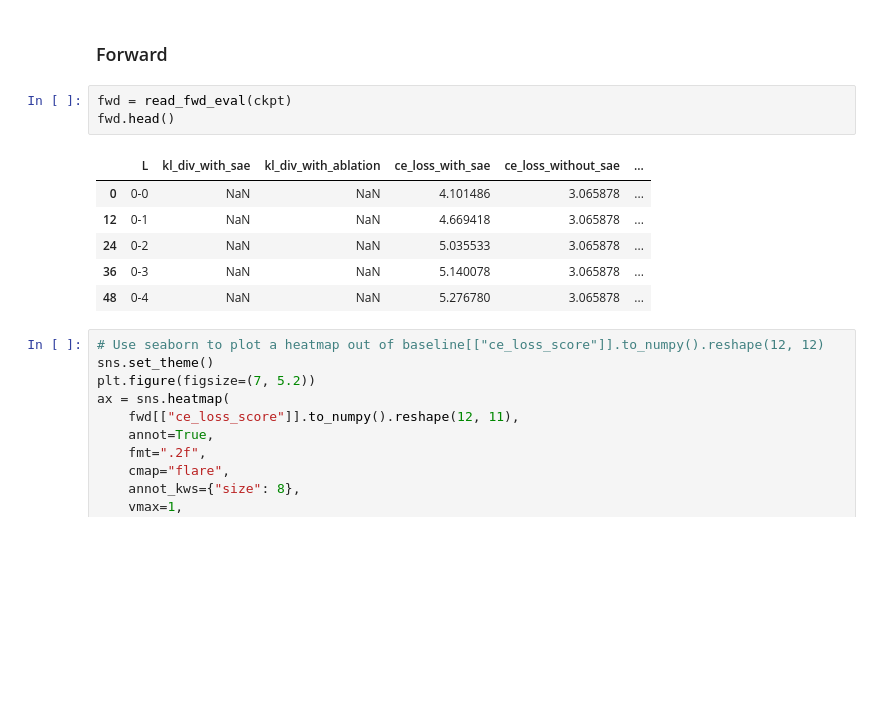
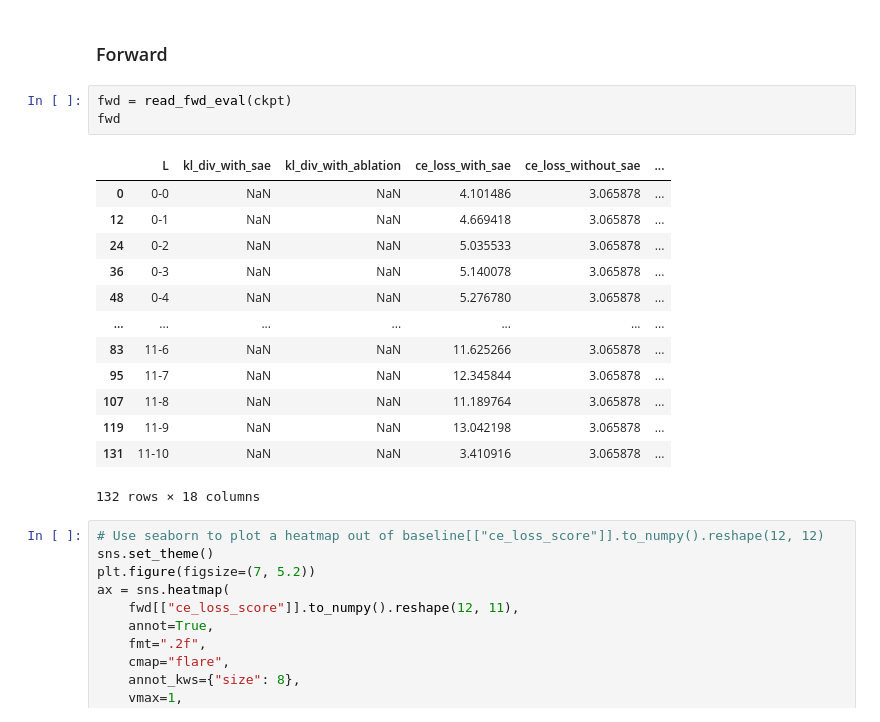
Before and after one commit to ghidav/sae-transfer-learning, a Jupyter notebook: paper_plot.ipynb, the cells around one changed output. Cells and saved outputs as stored; diff of their text form; blank space fills up the shorter version.

```diff
--- a/paper_plot.ipynb
+++ b/paper_plot.ipynb
@@ -122,14 +122,21 @@ dict_values(['100003840', '200003584', '300003328', '400003072', 'final_50000281
 ### Forward
 # %%
 fwd = read_fwd_eval(ckpt)
-fwd.head()
+fwd
 # %% [output]
 |  | L | kl_div_with_sae | kl_div_with_ablation | ce_loss_with_sae | ce_loss_without_sae | ... |
 | 0 | 0-0 | NaN | NaN | 4.101486 | 3.065878 | ... |
 | 12 | 0-1 | NaN | NaN | 4.669418 | 3.065878 | ... |
 | 24 | 0-2 | NaN | NaN | 5.035533 | 3.065878 | ... |
 | 36 | 0-3 | NaN | NaN | 5.140078 | 3.065878 | ... |
 | 48 | 0-4 | NaN | NaN | 5.276780 | 3.065878 | ... |
+| ... | ... | ... | ... | ... | ... | ... |
+| 83 | 11-6 | NaN | NaN | 11.625266 | 3.065878 | ... |
+| 95 | 11-7 | NaN | NaN | 12.345844 | 3.065878 | ... |
+| 107 | 11-8 | NaN | NaN | 11.189764 | 3.065878 | ... |
+| 119 | 11-9 | NaN | NaN | 13.042198 | 3.065878 | ... |
+| 131 | 11-10 | NaN | NaN | 3.410916 | 3.065878 | ... |
+132 rows × 18 columns
 # %%
 # Use seaborn to plot a heatmap out of baseline[["ce_loss_score"]].to_numpy().reshape(12, 12)
 sns.set_theme()
```
Also changed, not shown: parts of 9 cells of this notebook.
